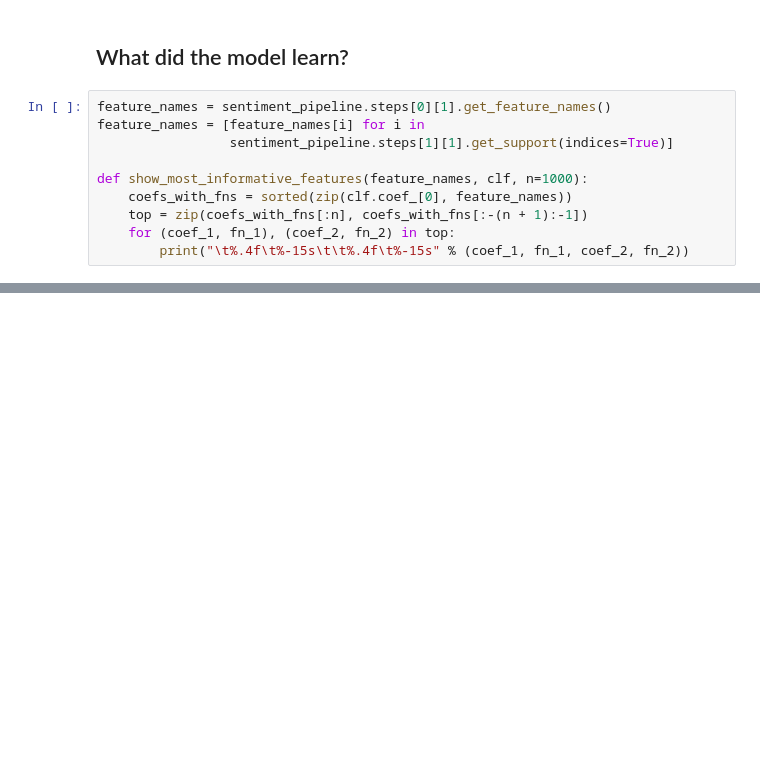
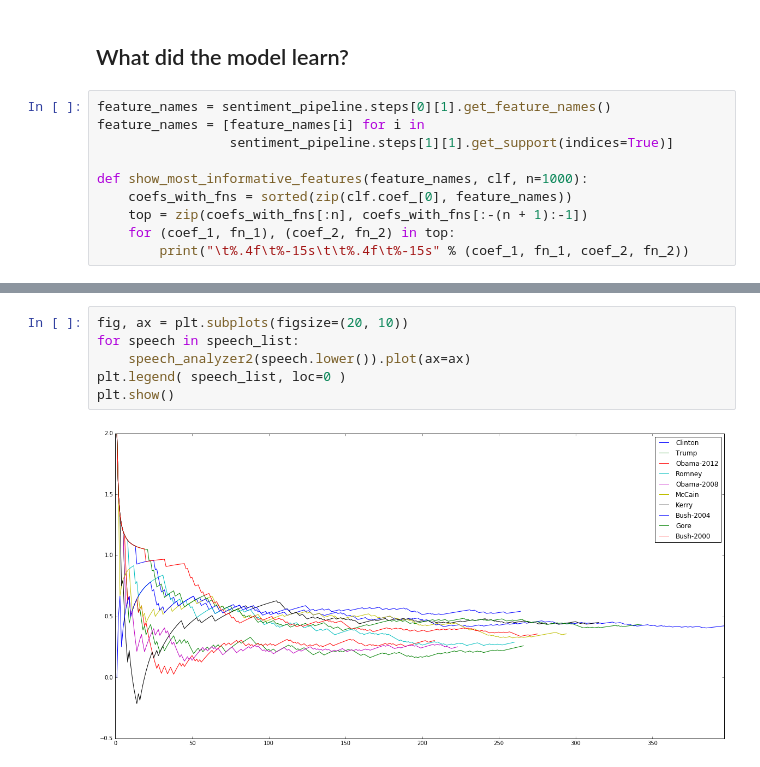
Before and after one commit to spm2164/beepo, a Jupyter notebook: election sentiment/sentiment.ipynb, the cells around one changed output, grey strips where cells are left out. Saved outputs shown, nothing was run; the diff lists cells and outputs as text; blank space fills up the shorter version.

```diff
--- a/election sentiment/sentiment.ipynb
+++ b/election sentiment/sentiment.ipynb
@@ -133,0 +298,8 @@ show_most_informative_features(feature_names, sentiment_pipeline.steps[2][1], n=
+# %%
+fig, ax = plt.subplots(figsize=(20, 10))
+for speech in speech_list:
+    speech_analyzer2(speech.lower()).plot(ax=ax)
+plt.legend( speech_list, loc=0 )
+plt.show()
+# %% [output]
+[figure, added]
```
Also changed, not shown: parts of 26 cells of this notebook, 15 other files.
